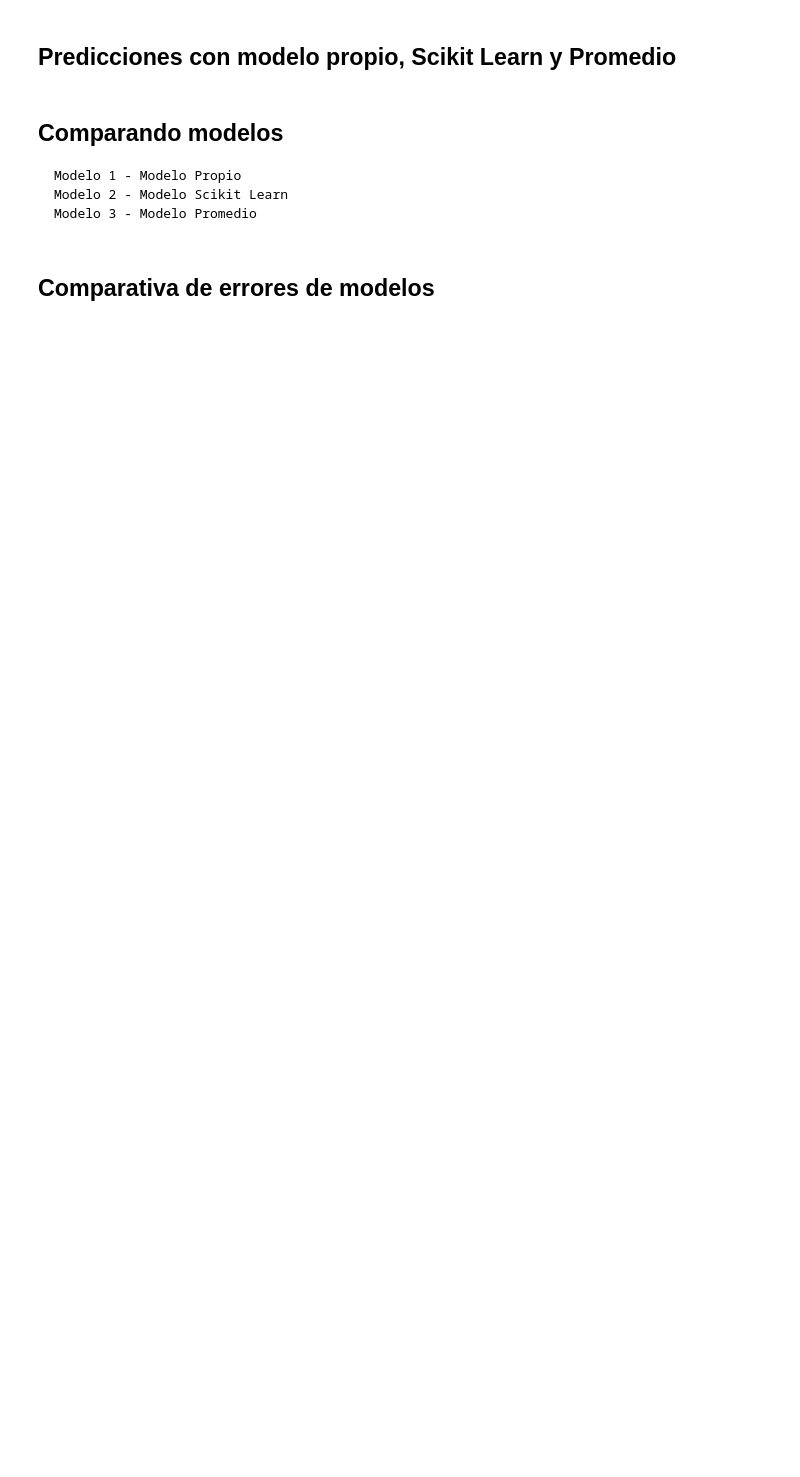
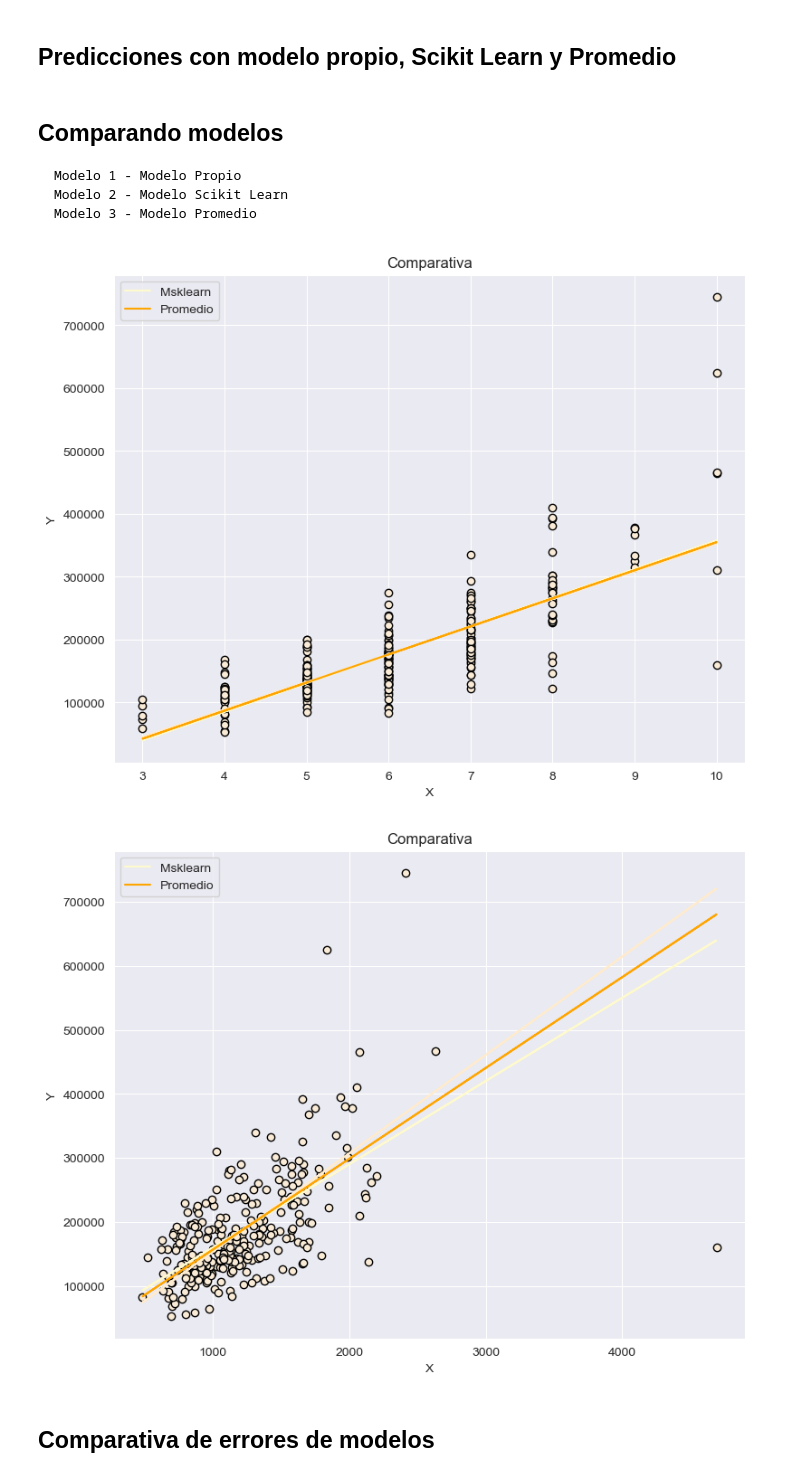
Before and after one commit to 6mmario/Proyecto_1, a Jupyter notebook: Proyecto#1_24006981.ipynb, the cells around one changed output. Saved outputs shown, nothing was run; the diff lists cells and outputs as text; code cells hidden in the pictures; blank space fills up the shorter version.

```diff
--- a/Proyecto#1_24006981.ipynb
+++ b/Proyecto#1_24006981.ipynb
@@ -268,8 +376,15 @@ Pruebas_Floor_square_feet = np.reshape(np.array(Set_Pruebas['1stFLrSF']), (-1, 1
     Modelo 2 - Modelo Scikit Learn
     Modelo 3 - Modelo Promedio
 # %%
-modelos_OverallQual = _regresion.compara_prediccion(RegresionModelo1, Sci_NPOverallQual, Pruebas_OverallQual, Set_Pruebas)
-modelos_1stFlrSF = _regresion.compara_prediccion(RegresionModelo2, Sci_NPFirst_Floor_square_feet, Pruebas_Floor_square_feet, Set_Pruebas)
+# Asumiendo que 'SalePrice' es la columna objetivo en Set_Pruebas
+y_pruebas = Set_Pruebas['SalePrice'].values
+
+# Asegúrate de que Pruebas_OverallQual y Pruebas_Floor_square_feet tienen el mismo número de filas que y_pruebas
+modelos_OverallQual = _regresion.compara_prediccion(RegresionModelo1, Sci_NPOverallQual, Pruebas_OverallQual, y_pruebas)
+modelos_1stFlrSF = _regresion.compara_prediccion(RegresionModelo2, Sci_NPFirst_Floor_square_feet, Pruebas_Floor_square_feet, y_pruebas)
+# %% [output]
+[figure, added]
+[figure, added]
 # %% [markdown]
 ## Comparativa de errores de modelos
 # %%
```
Also changed, not shown: parts of 17 cells of this notebook.
